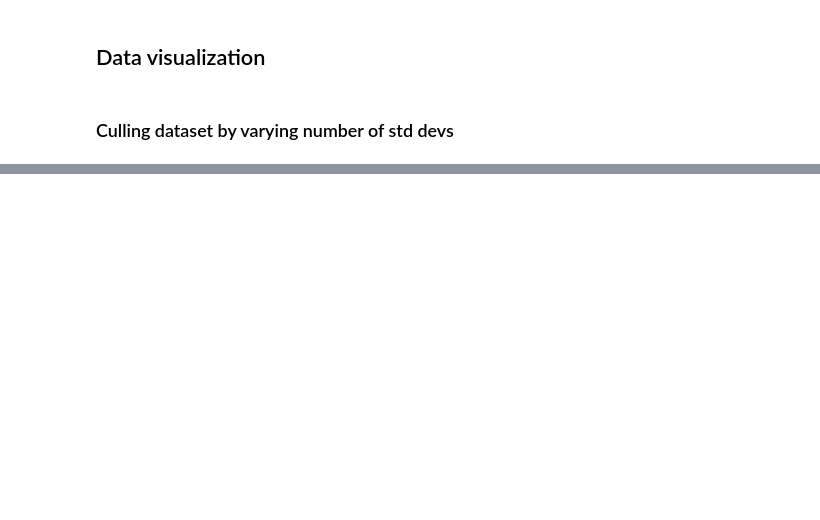
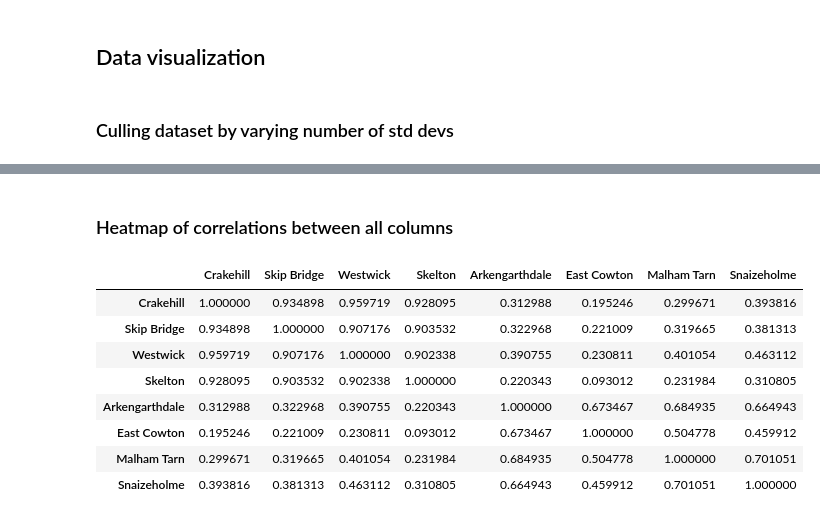
Before and after one commit to usetoconfuse/ai-flow-predictor, a Jupyter notebook: main.ipynb, the cells around one changed output, grey strips where cells are left out. Cells and saved outputs as stored; diff of their text form; code cells hidden in the pictures; blank space fills up the shorter version.

```diff
--- a/main.ipynb
+++ b/main.ipynb
@@ -209,0 +239,15 @@ corr_fig.canvas.header_visible = False
+# %% [markdown]
+### Heatmap of correlations between all columns
+# %%
+heatmap_df = df.corr()
+heatmap_df.style.background_gradient(cmap='Reds')
+# %% [output]
+|  | Crakehill | Skip Bridge | Westwick | Skelton | Arkengarthdale | East Cowton | Malham Tarn | Snaizeholme |
+| Crakehill | 1.000000 | 0.934898 | 0.959719 | 0.928095 | 0.312988 | 0.195246 | 0.299671 | 0.393816 |
+| Skip Bridge | 0.934898 | 1.000000 | 0.907176 | 0.903532 | 0.322968 | 0.221009 | 0.319665 | 0.381313 |
+| Westwick | 0.959719 | 0.907176 | 1.000000 | 0.902338 | 0.390755 | 0.230811 | 0.401054 | 0.463112 |
+| Skelton | 0.928095 | 0.903532 | 0.902338 | 1.000000 | 0.220343 | 0.093012 | 0.231984 | 0.310805 |
+| Arkengarthdale | 0.312988 | 0.322968 | 0.390755 | 0.220343 | 1.000000 | 0.673467 | 0.684935 | 0.664943 |
+| East Cowton | 0.195246 | 0.221009 | 0.230811 | 0.093012 | 0.673467 | 1.000000 | 0.504778 | 0.459912 |
+| Malham Tarn | 0.299671 | 0.319665 | 0.401054 | 0.231984 | 0.684935 | 0.504778 | 1.000000 | 0.701051 |
+| Snaizeholme | 0.393816 | 0.381313 | 0.463112 | 0.310805 | 0.664943 | 0.459912 | 0.701051 | 1.000000 |
```
Also changed, not shown: parts of 5 cells of this notebook.
